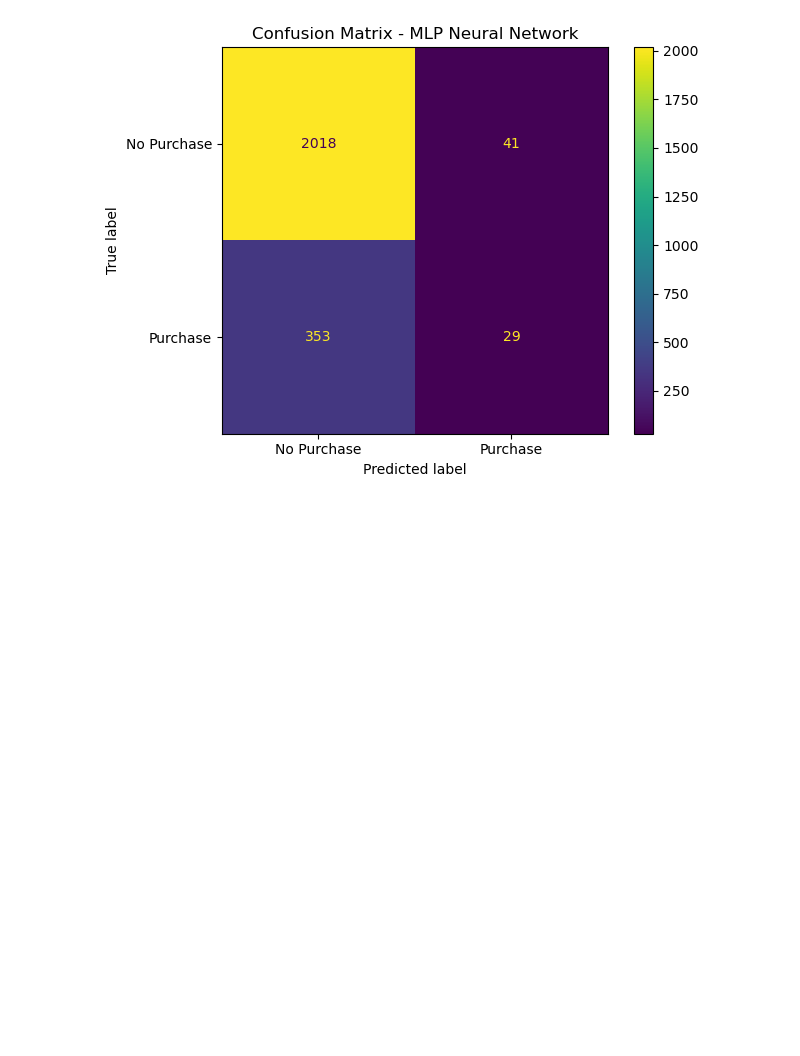
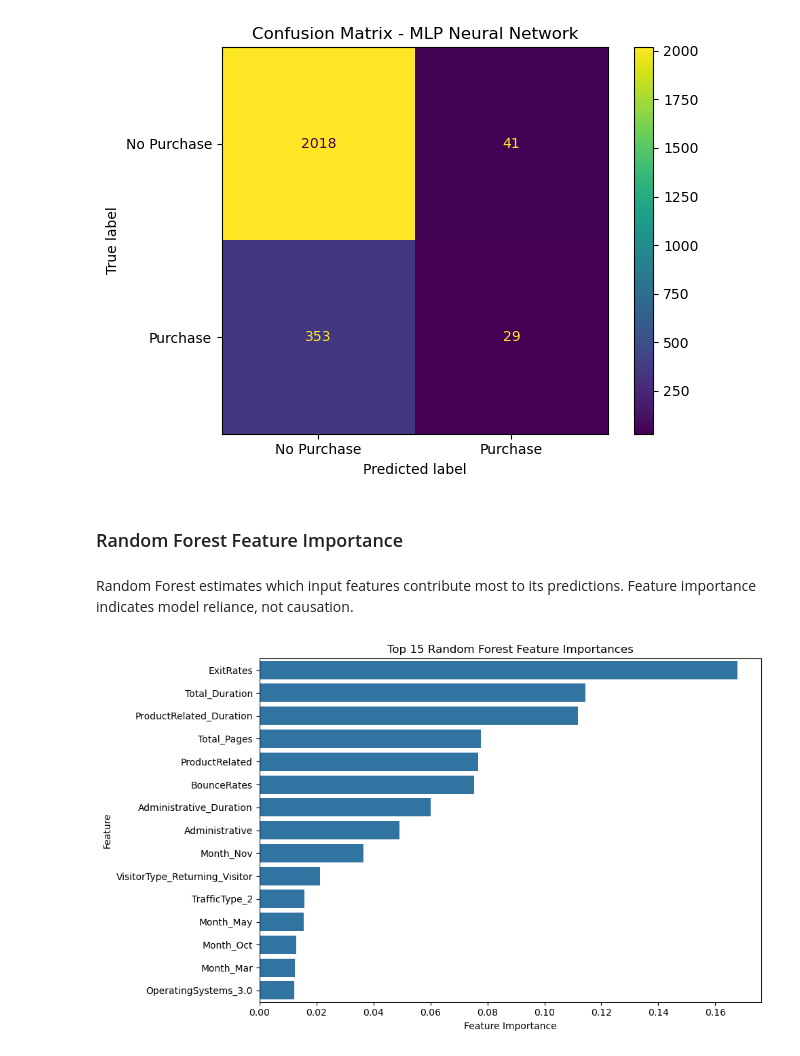
Before and after one commit to nikhilreddybikkam/E-Commerce, a Jupyter notebook: Classification.ipynb, the cells around one changed output. Cells and saved outputs as stored; diff of their text form; code cells hidden in the pictures; blank space fills up the shorter version.

```diff
--- a/Classification.ipynb
+++ b/Classification.ipynb
@@ -568,3 +568,21 @@ for name, pred in predictions.items():
 [figure]
 [figure]
 [figure]
+# %% [markdown]
+<h3>Random Forest Feature Importance</h3>
+# %% [markdown]
+
+Random Forest estimates which input features contribute most to its predictions. Feature importance indicates model reliance, not causation.
+# %%
+rf_model = fitted_models["Random Forest"]
+importance = pd.Series(rf_model.feature_importances_, index=X_train.columns).sort_values(ascending=False).head(15)
+
+plt.figure(figsize=(10, 6))
+sns.barplot(x=importance.values, y=importance.index)
+plt.title("Top 15 Random Forest Feature Importances")
+plt.xlabel("Feature Importance")
+plt.ylabel("Feature")
+plt.tight_layout()
+plt.show()
+# %% [output]
+[figure, added]
```
Also changed, not shown: parts of 4 cells of this notebook.
